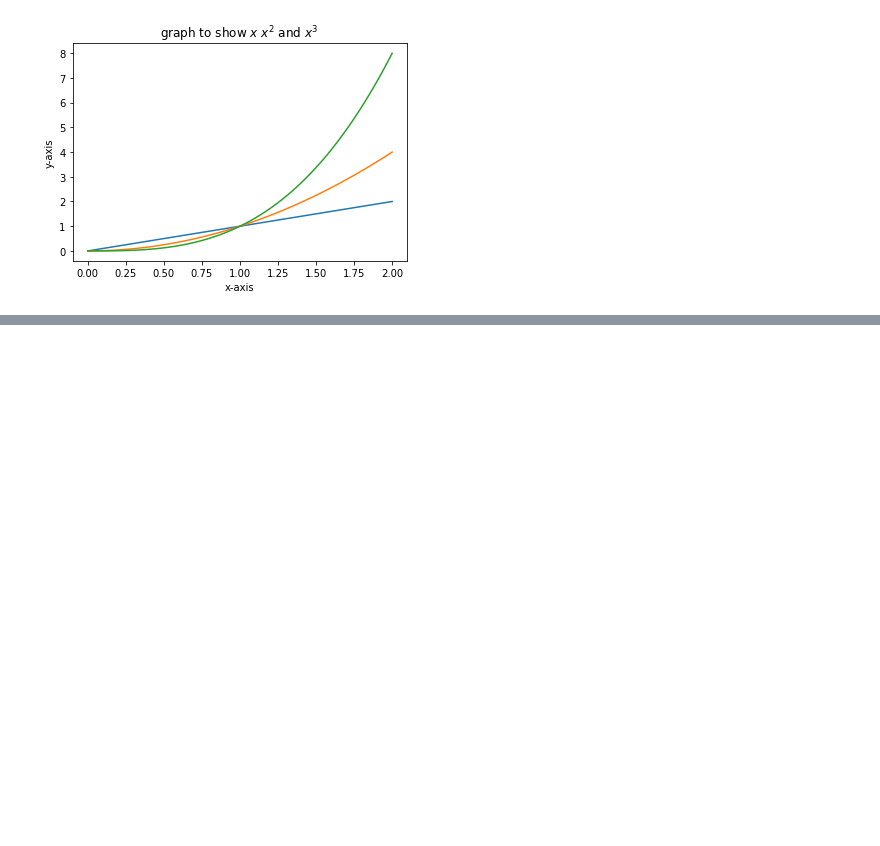
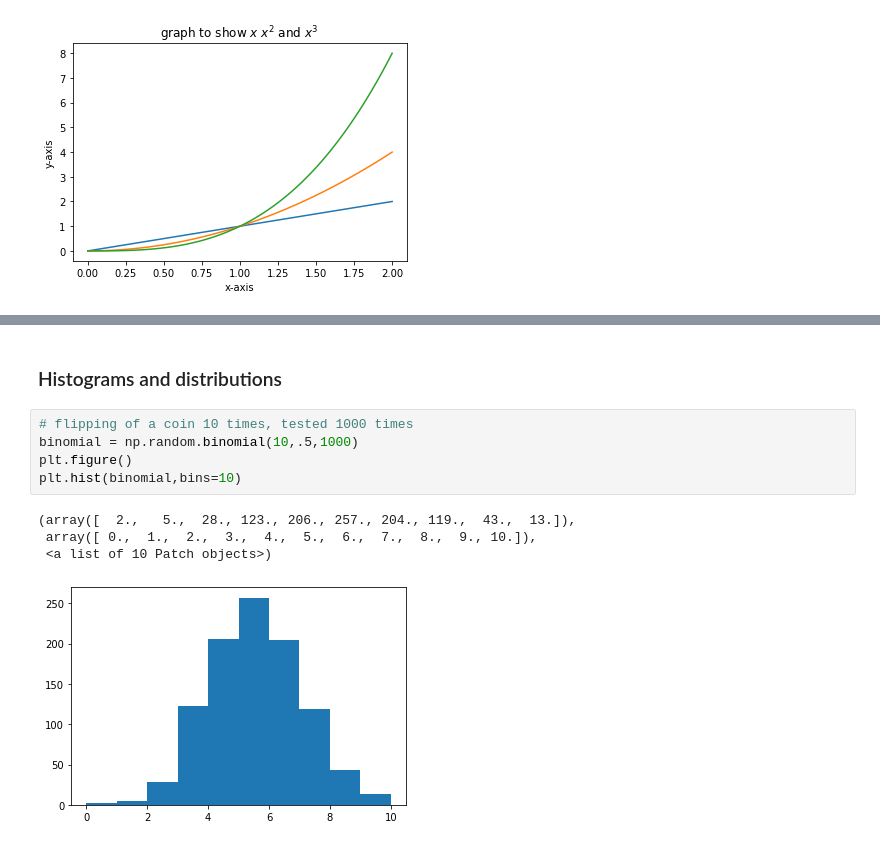
Before and after one commit to kss682/data-science-course, a Jupyter notebook: Course2/Matplotlib tutorial.ipynb, the cells around one changed output, grey strips where cells are left out. Saved outputs shown, nothing was run; the diff lists cells and outputs as text; blank space fills up the shorter version.

```diff
--- a/Course2/Matplotlib tutorial.ipynb
+++ b/Course2/Matplotlib tutorial.ipynb
@@ -46,0 +77,12 @@ Text(0.5, 1.0, 'graph to show $x$ $x^2$ and $x^3$ ')
+# %% [markdown]
+### Histograms and distributions
+# %%
+# flipping of a coin 10 times, tested 1000 times
+binomial = np.random.binomial(10,.5,1000)
+plt.figure()
+plt.hist(binomial,bins=10)
+# %% [output]
+(array([  2.,   5.,  28., 123., 206., 257., 204., 119.,  43.,  13.]),
+ array([ 0.,  1.,  2.,  3.,  4.,  5.,  6.,  7.,  8.,  9., 10.]),
+ <a list of 10 Patch objects>)
+[figure, added]
```
Also changed, not shown: parts of 8 cells of this notebook.
